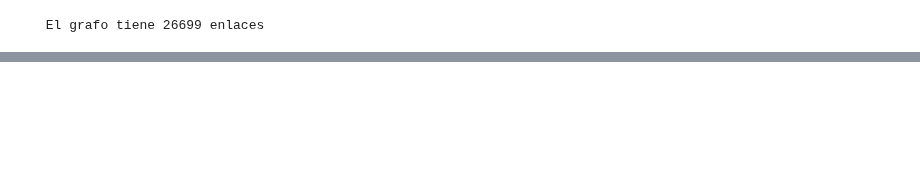
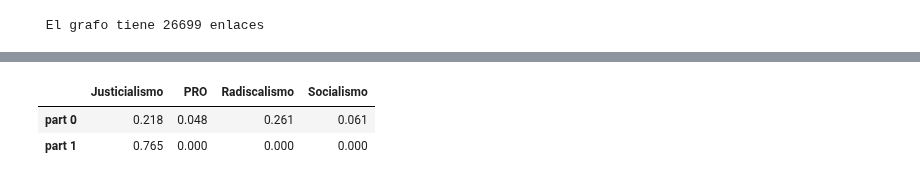
Before and after one commit to LunaKadysz/Redes, a Jupyter notebook: TP_Final/TheCongress/only_postive_edges.ipynb, the cells around one changed output, grey strips where cells are left out. Saved outputs shown, nothing was run; the diff lists cells and outputs as text; code cells hidden in the pictures; blank space fills up the shorter version.

```diff
--- a/TP_Final/TheCongress/only_postive_edges.ipynb
+++ b/TP_Final/TheCongress/only_postive_edges.ipynb
@@ -120,0 +239,10 @@ plt.show()
+# %%
+#leiden algo
+nodos_df = overlap_dict_nodos[list(overlap_dict_nodos.keys())[1]].copy() #no modificar data
+df = pd.DataFrame(nodos_df).transpose()
+df = df.astype(float).round(3)
+df
+# %% [output]
+|  | Justicialismo | PRO | Radiscalismo | Socialismo |
+| part 0 | 0.218 | 0.048 | 0.261 | 0.061 |
+| part 1 | 0.765 | 0.000 | 0.000 | 0.000 |
```
Also changed, not shown: parts of 14 cells of this notebook.
